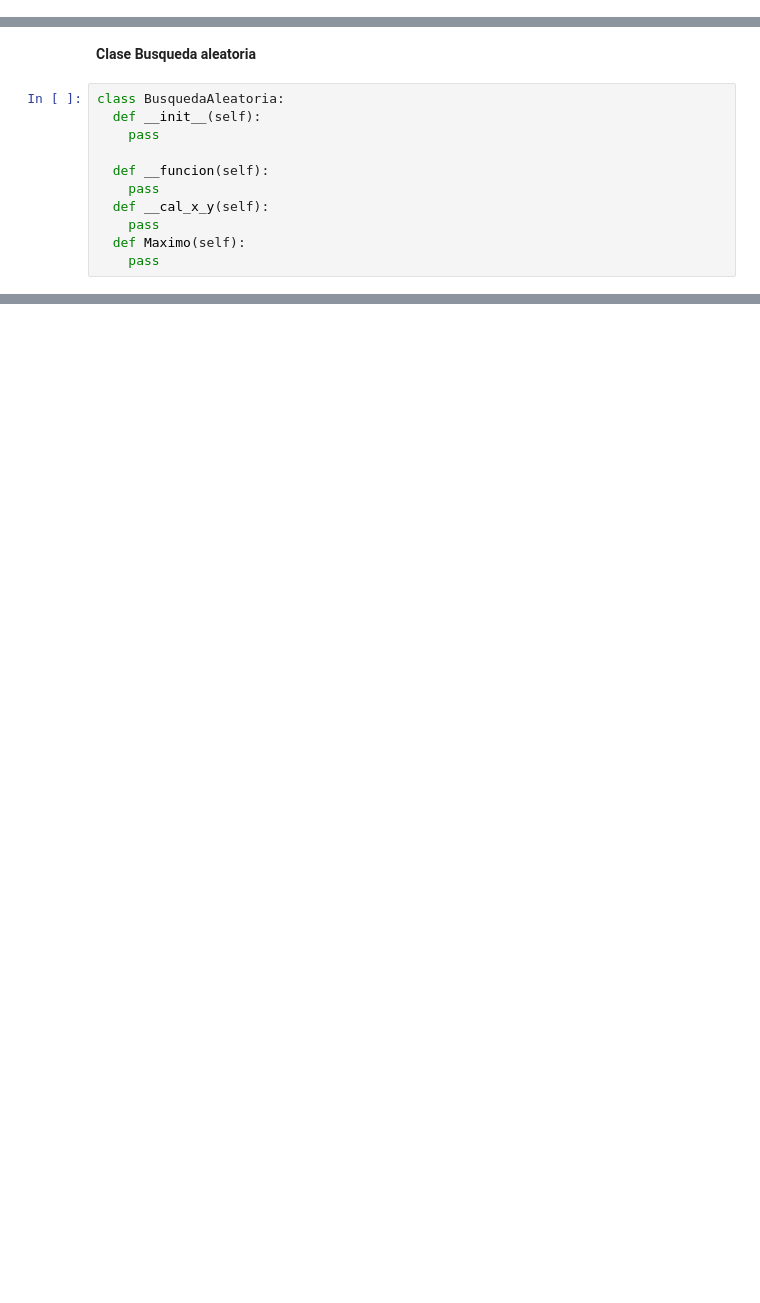
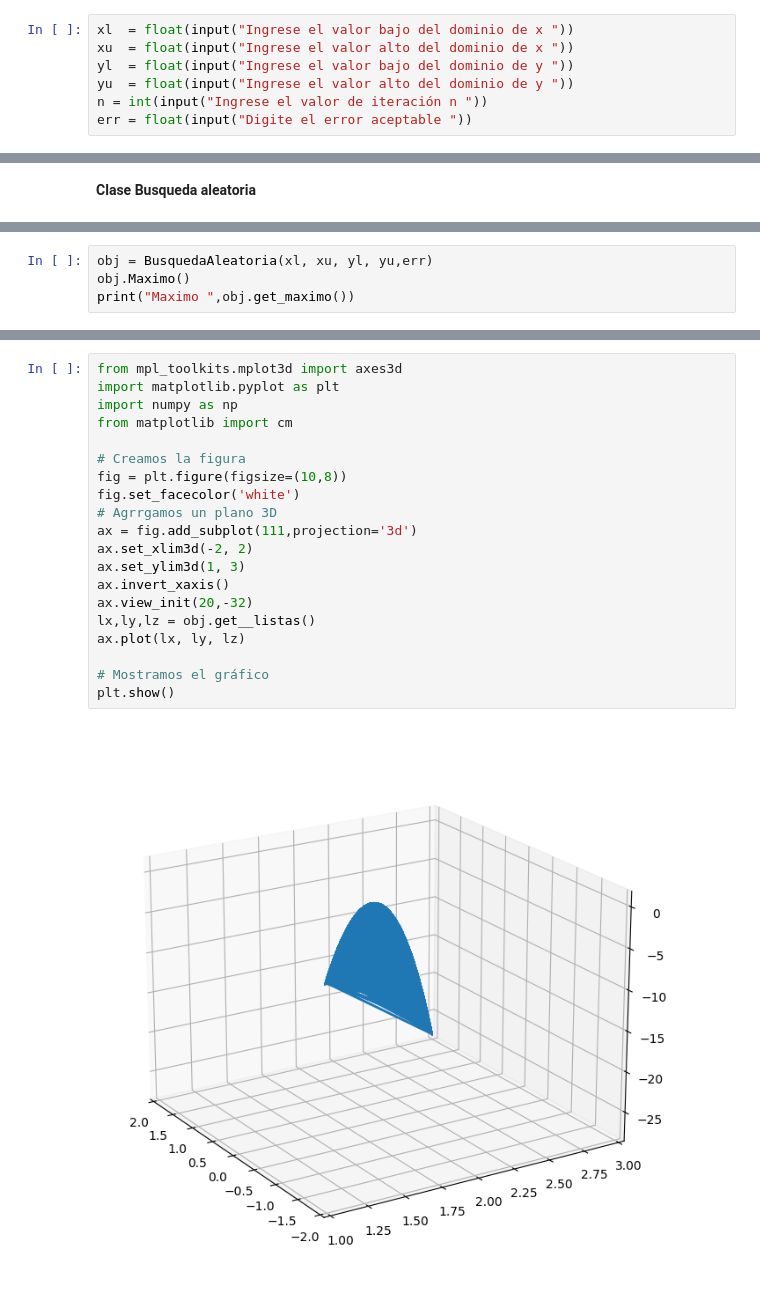
Before and after one commit to soyudea/Optimizacion, a Jupyter notebook: BusquedaAleatoria.ipynb, the cells around one changed output, grey strips where cells are left out. Cells and saved outputs as stored; diff of their text form; blank space fills up the shorter version.

```diff
--- a/BusquedaAleatoria.ipynb
+++ b/BusquedaAleatoria.ipynb
@@ -13,0 +12,7 @@ pass
+# %%
+xl  = float(input("Ingrese el valor bajo del dominio de x "))
+xu  = float(input("Ingrese el valor alto del dominio de x "))
+yl  = float(input("Ingrese el valor bajo del dominio de y "))
+yu  = float(input("Ingrese el valor alto del dominio de y "))
+n = int(input("Ingrese el valor de iteración n "))
+err = float(input("Digite el error aceptable "))
@@ -14,13 +26,2 @@ pass
 # %% [markdown]
 **Clase Busqueda aleatoria**
-# %%
-class BusquedaAleatoria:
-  def __init__(self):
-    pass
-
-  def __funcion(self):
-    pass
-  def __cal_x_y(self):
-    pass
-  def Maximo(self):
-    pass
@@ -26,0 +80,4 @@ class BusquedaAleatoria:
+# %%
+obj = BusquedaAleatoria(xl, xu, yl, yu,err)
+obj.Maximo()
+print("Maximo ",obj.get_maximo())
@@ -26,0 +96,22 @@ class BusquedaAleatoria:
+# %%
+from mpl_toolkits.mplot3d import axes3d
+import matplotlib.pyplot as plt
+import numpy as np
+from matplotlib import cm
+
+# Creamos la figura
+fig = plt.figure(figsize=(10,8))
+fig.set_facecolor('white')
+# Agrrgamos un plano 3D
+ax = fig.add_subplot(111,projection='3d')
+ax.set_xlim3d(-2, 2)
+ax.set_ylim3d(1, 3)
+ax.invert_xaxis()
+ax.view_init(20,-32)
+lx,ly,lz = obj.get__listas()
+ax.plot(lx, ly, lz)
+
+# Mostramos el gráfico
+plt.show()
+# %% [output]
+[figure, added]
```
Also changed, not shown: parts of 7 cells of this notebook.
